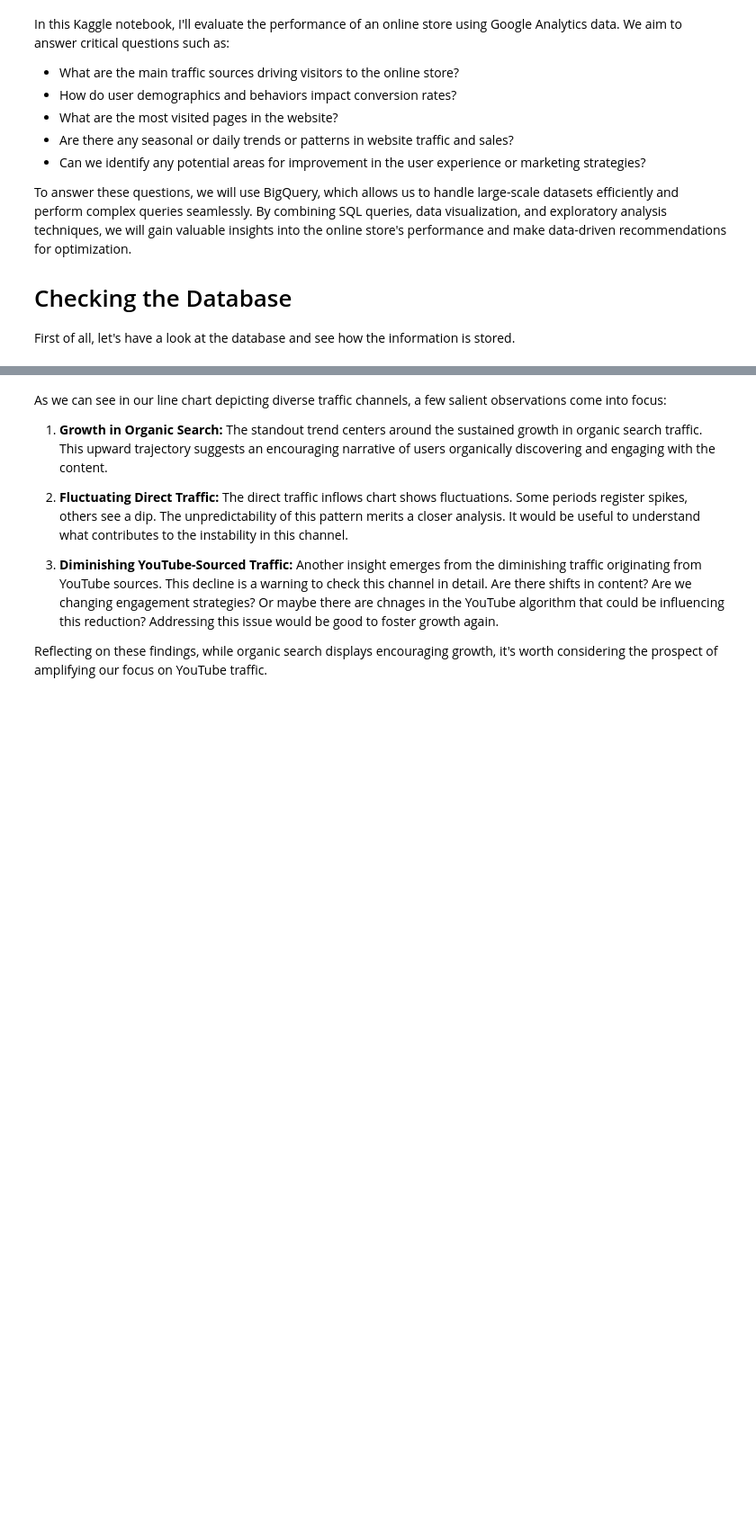
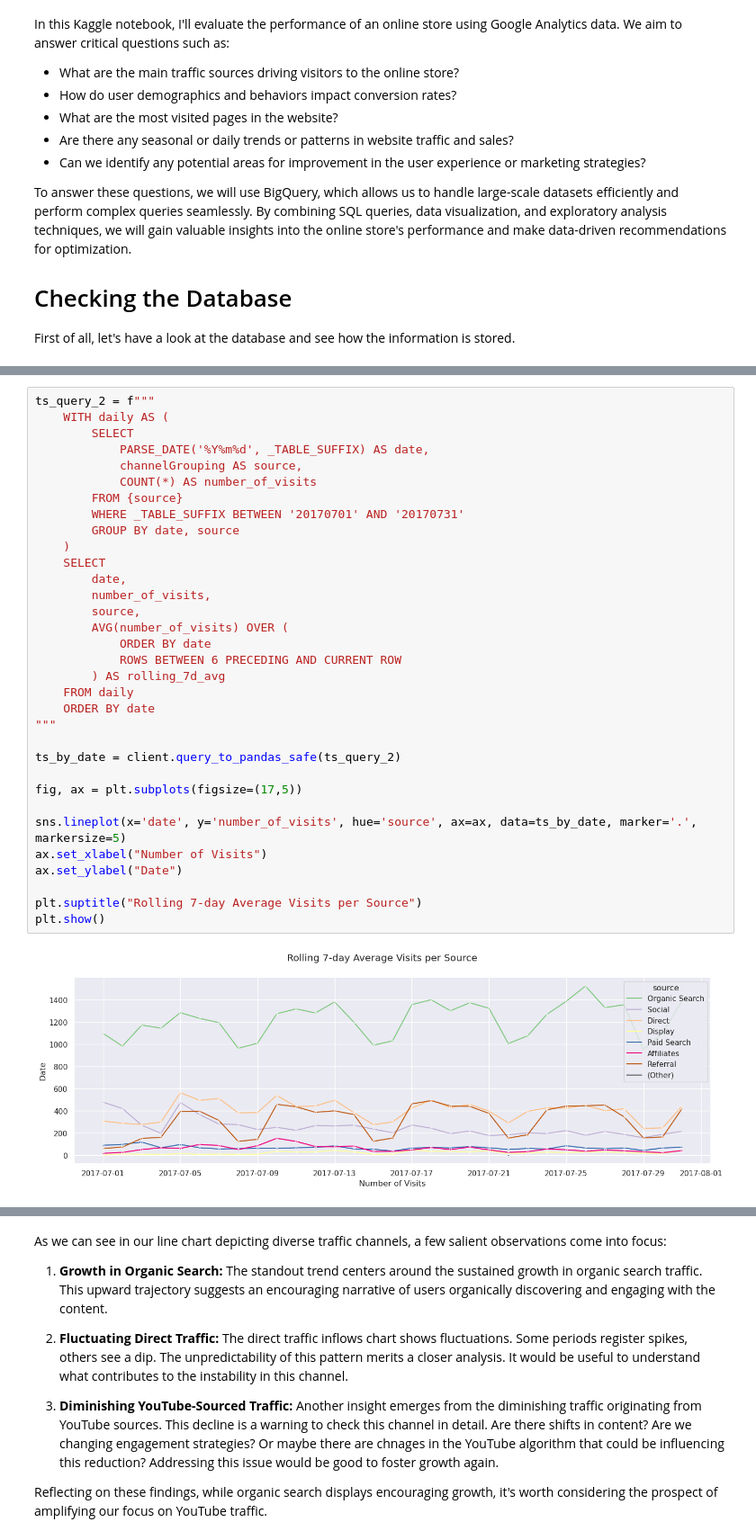
Before and after one commit to leandrocassius/data-analytics-portfolio, a Jupyter notebook: store-performance-bigquery/evaluating-store-performance-with-bigquery.ipynb, the cells around one changed output, grey strips where cells are left out. Shown at 90% size. Cells and saved outputs as stored; diff of their text form; blank space fills up the shorter version.

```diff
--- a/store-performance-bigquery/evaluating-store-performance-with-bigquery.ipynb
+++ b/store-performance-bigquery/evaluating-store-performance-with-bigquery.ipynb
@@ -73 +143,36 @@ px.pie(data_frame=response,
+# %%
+ts_query_2 = f"""
+    WITH daily AS (
+        SELECT
+            PARSE_DATE('%Y%m%d', _TABLE_SUFFIX) AS date,
+            channelGrouping AS source,
+            COUNT(*) AS number_of_visits
+        FROM {source}
+        WHERE _TABLE_SUFFIX BETWEEN '20170701' AND '20170731'
+        GROUP BY date, source
+    )
+    SELECT
+        date,
+        number_of_visits,
+        source,
+        AVG(number_of_visits) OVER (
+            ORDER BY date
+            ROWS BETWEEN 6 PRECEDING AND CURRENT ROW
+        ) AS rolling_7d_avg
+    FROM daily
+    ORDER BY date
+"""
+
+ts_by_date = client.query_to_pandas_safe(ts_query_2)
+
+fig, ax = plt.subplots(figsize=(17,5))
+
+sns.lineplot(x='date', y='number_of_visits', hue='source', ax=ax, data=ts_by_date, marker='.', markersize=5)
+ax.set_xlabel("Number of Visits")
+ax.set_ylabel("Date")
+
+plt.suptitle("Rolling 7-day Average Visits per Source")
+plt.show()
+# %% [output]
+[figure, added]
 # %% [markdown]
```
Also changed, not shown: parts of 31 cells of this notebook.
